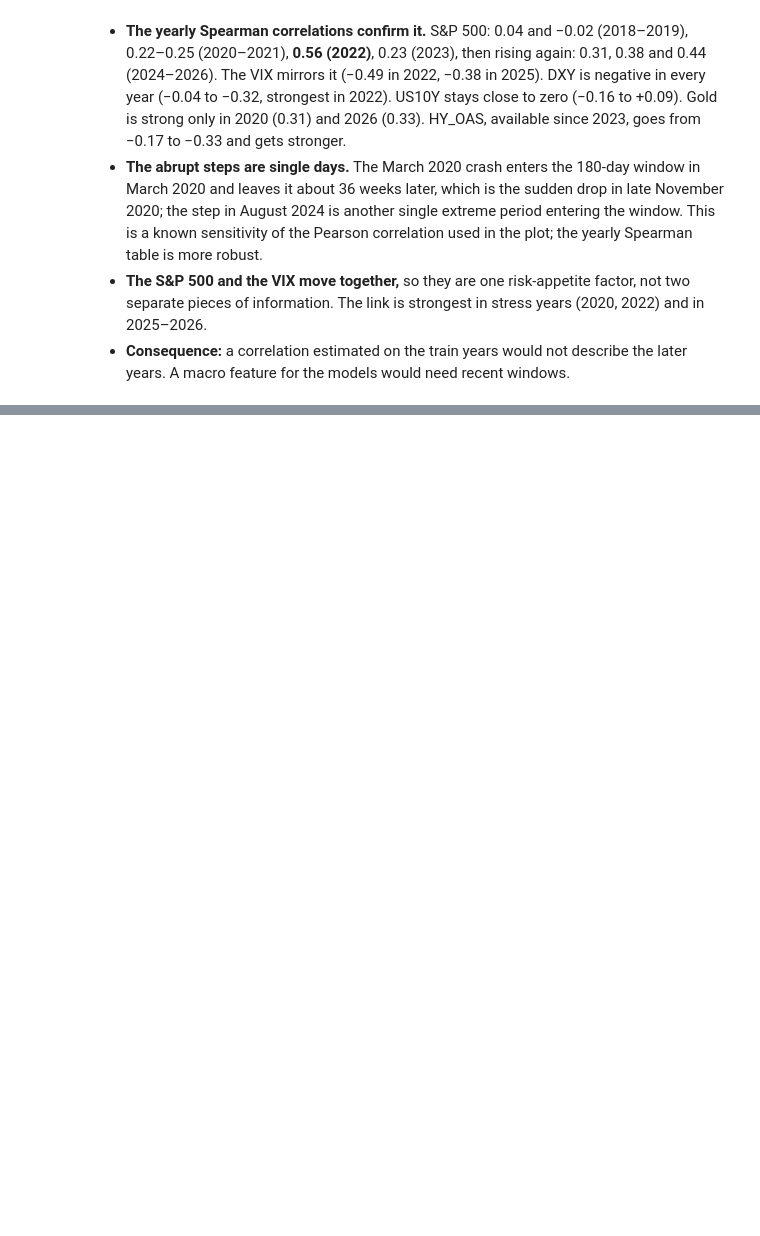
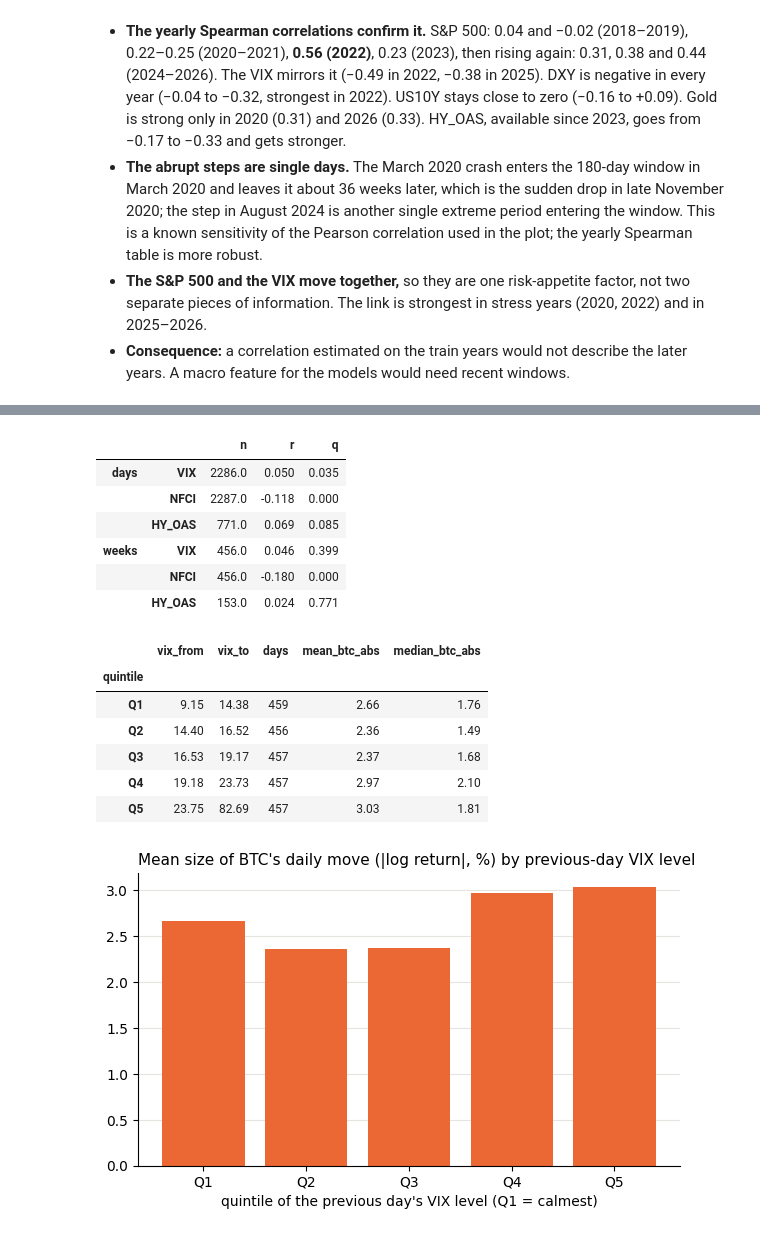
Before and after one commit to Descalabreitor/IAI600-final-project, a Jupyter notebook: data-analysis.ipynb, the cells around one changed output, grey strips where cells are left out. Drawn from its saved outputs; the diff is of its cells as text; code cells hidden in the pictures; blank space fills up the shorter version.

Commit message:
Upsies, forgot to add data-analysis.ipynb to the previous commit. This commit adds it to the repo.

```diff
--- a/data-analysis.ipynb
+++ b/data-analysis.ipynb
@@ -785,7 +794,9 @@ Downloads the macro and market variables once and builds one panel per frequency
 **Note.** In this run the Yahoo Finance series (S&P 500, Nasdaq, VIX, DXY, gold, oil…) downloaded correctly (README, task 10), so the whole shortlist is available. NetLiquidity is a weekly series, so it only enters the weekly and monthly panels. The cell prints any skipped series: check it before reading the tables.
 # %%
 btc_close = {f: df["Close"] for f, df in frames_from_hourly(hourly).items()}
-macro = load_raw(data_start=START)                          # downloads (or reads cache) once
+macro = load_macro(MACRO_FILE, refresh=REFRESH_MACRO, data_start=START)   # frozen copy (downloaded once)
+last_obs = max(s.index.max() for s in macro.raw.values())
+print(f"{len(macro.raw)} series from {MACRO_FILE}, last observation {last_obs.date()}")
 panels, meta = build_panels(btc_close, macro, start=START)
 print({f: p.shape for f, p in panels.items()})
 # %% [output]
@@ -975,0 +998,7 @@ corr_by_year(panels["D"], vars_d, method=METHOD).round(2)
+# %%
+for f, name in {"D": "DAILY (weekdays)", "W": "WEEKLY", "ME": "MONTHLY"}.items():
+    print(f"\n=== {name}: |BTC return| vs |change of X|, same period ===")
+    display(size_summary(panels[f], lag=0, method=METHOD, within_weekday=(f == "D")).round(3).head(TOP))
+for f in MAX_LAG:
+    print(f"\n=== {units[f].upper()}: |BTC return| vs |change of X| in the previous {units[f][:-1]} (availability dates) ===")
+    display(size_summary(panels_pit[f], lag=1, method=METHOD, within_weekday=(f == "D")).round(3).head(TOP))
@@ -975,0 +1081,44 @@ corr_by_year(panels["D"], vars_d, method=METHOD).round(2)
+# %%
+STRESS = ["VIX", "NFCI", "HY_OAS"]   # levels of market stress
+rows, lv_daily = {}, None
+for f in MAX_LAG:
+    # level known at the end of the previous period: .shift(1) on an availability-date panel
+    lv = level_panel(btc_close[f], macro, STRESS, freq=f, pit=True, start=START).shift(1)
+    lv_daily = lv if f == "D" else lv_daily
+    for v in lv.columns:
+        d = pd.concat([panels[f]["BTC_absret"], lv[v]], axis=1, join="inner").dropna()
+        rho, p = weekday_rank_corr(d.iloc[:, 0], d.iloc[:, 1])[:2] if f == "D" else stats.spearmanr(d.iloc[:, 0], d.iloc[:, 1])
+        rows[(units[f], v)] = {"n": len(d), "r": rho, "p": p}
+stress = pd.DataFrame(rows).T
+stress["q"] = stats.false_discovery_control(stress["p"].astype(float))
+display(stress.drop(columns="p").astype(float).round(3))
+
+# mean size of BTC's daily move per quintile of the previous day's VIX level
+d = pd.concat([panels["D"]["BTC_absret"] * 100, lv_daily["VIX"]], axis=1, join="inner").dropna()
+d.columns = ["btc_abs", "vix"]
+d["quintile"] = pd.qcut(d["vix"], 5, labels=[f"Q{i}" for i in range(1, 6)])
+g = d.groupby("quintile", observed=True).agg(vix_from=("vix", "min"), vix_to=("vix", "max"),
+                                              days=("btc_abs", "size"), mean_btc_abs=("btc_abs", "mean"),
+                                              median_btc_abs=("btc_abs", "median"))
+display(g.round(2))
+fig, ax = plt.subplots(figsize=(7, 3.8))
+ax.bar(g.index.astype(str), g["mean_btc_abs"], color=ORANGE)
+ax.set_xlabel("quintile of the previous day's VIX level (Q1 = calmest)")
+tidy(ax, "Mean size of BTC's daily move (|log return|, %) by previous-day VIX level")
+plt.show()
+# %% [output]
+|  |  | n | r | q |
+| days | VIX | 2286.0 | 0.050 | 0.035 |
+|  | NFCI | 2287.0 | -0.118 | 0.000 |
+|  | HY_OAS | 771.0 | 0.069 | 0.085 |
+| weeks | VIX | 456.0 | 0.046 | 0.399 |
+|  | NFCI | 456.0 | -0.180 | 0.000 |
+|  | HY_OAS | 153.0 | 0.024 | 0.771 |
+|  | vix_from | vix_to | days | mean_btc_abs | median_btc_abs |
+| quintile |  |  |  |  |  |
+| Q1 | 9.15 | 14.38 | 459 | 2.66 | 1.76 |
+| Q2 | 14.40 | 16.52 | 456 | 2.36 | 1.49 |
+| Q3 | 16.53 | 19.17 | 457 | 2.37 | 1.68 |
+| Q4 | 19.18 | 23.73 | 457 | 2.97 | 2.10 |
+| Q5 | 23.75 | 82.69 | 457 | 3.03 | 1.81 |
+[figure, added]
```
Also changed, not shown: parts of 18 cells of this notebook.
